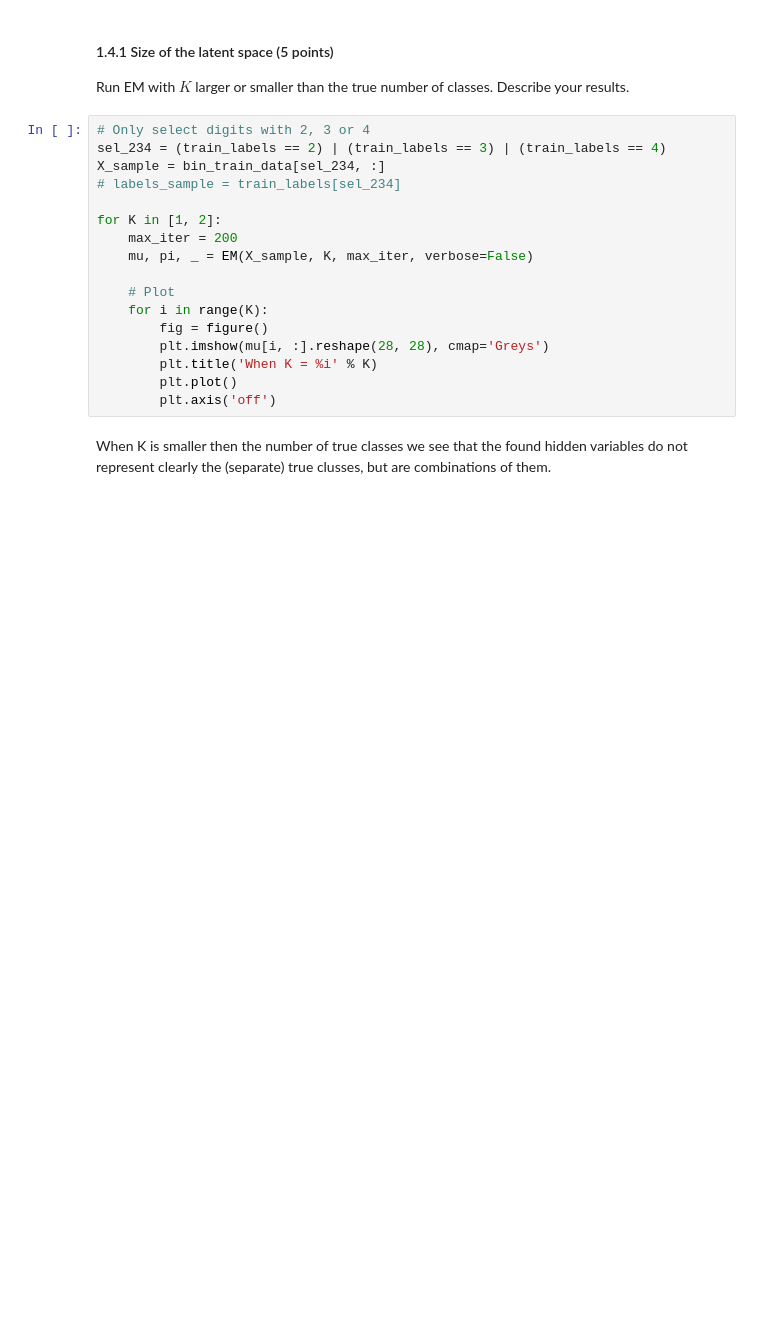
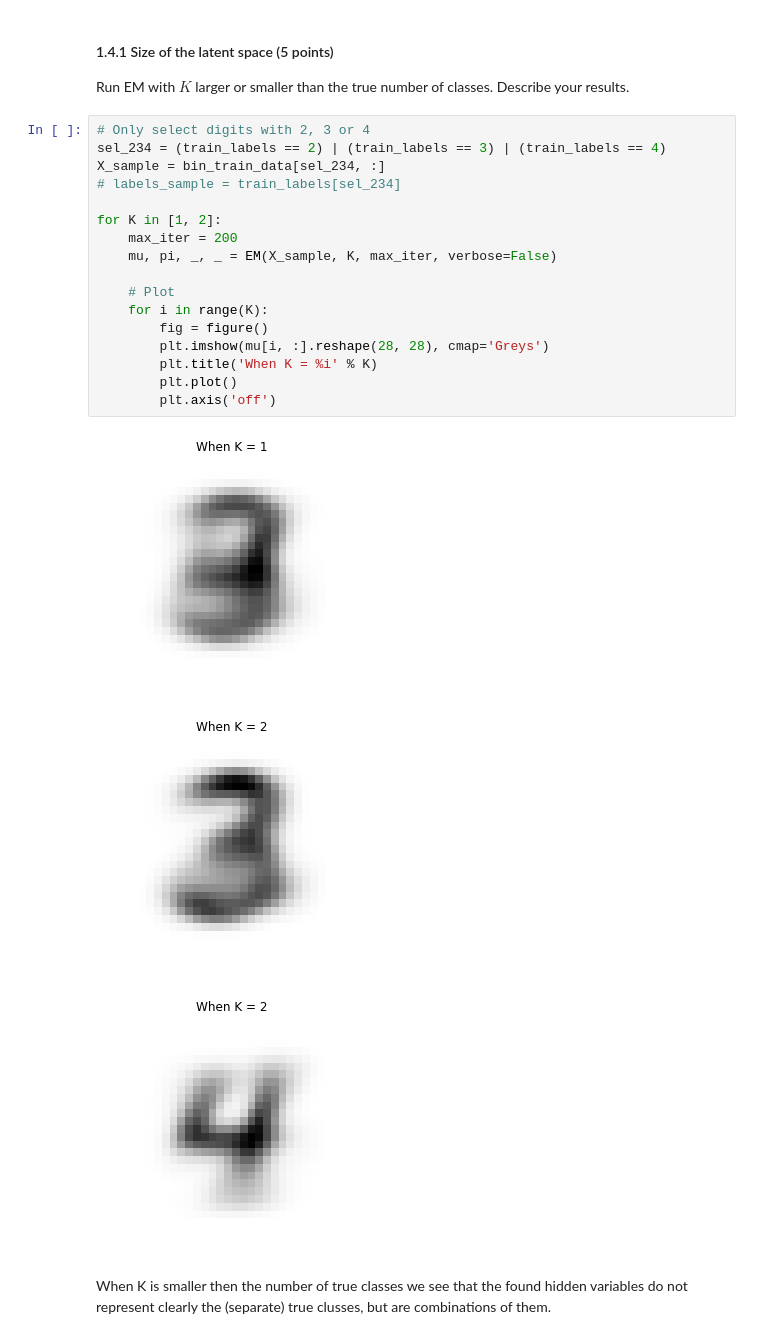
Before and after one commit to DAAAAAAAAAAAAAAAAN/ml2labs, a Jupyter notebook: lab3/lab3.ipynb, the cells around one changed output. Cells and saved outputs as stored; diff of their text form; blank space fills up the shorter version.

```diff
--- a/lab3/lab3.ipynb
+++ b/lab3/lab3.ipynb
@@ -276,20 +293,24 @@ Run EM with $K$ larger or smaller than the true number of classes. Describe your
 # %%
 # Only select digits with 2, 3 or 4
 sel_234 = (train_labels == 2) | (train_labels == 3) | (train_labels == 4)
 X_sample = bin_train_data[sel_234, :]
 # labels_sample = train_labels[sel_234]
 
 for K in [1, 2]:
     max_iter = 200
-    mu, pi, _ = EM(X_sample, K, max_iter, verbose=False)
+    mu, pi, _, _ = EM(X_sample, K, max_iter, verbose=False)
 
     # Plot
     for i in range(K):
         fig = figure()
         plt.imshow(mu[i, :].reshape(28, 28), cmap='Greys')
         plt.title('When K = %i' % K)
         plt.plot()
         plt.axis('off')
+# %% [output]
+[figure, added]
+[figure, added]
+[figure, added]
 # %% [markdown]
 When K is smaller then the number of true classes we see that the found hidden variables do not represent clearly the (separate) true clusses, but are combinations of them.
 # %% [markdown]
```
Also changed, not shown: parts of 24 cells of this notebook.
